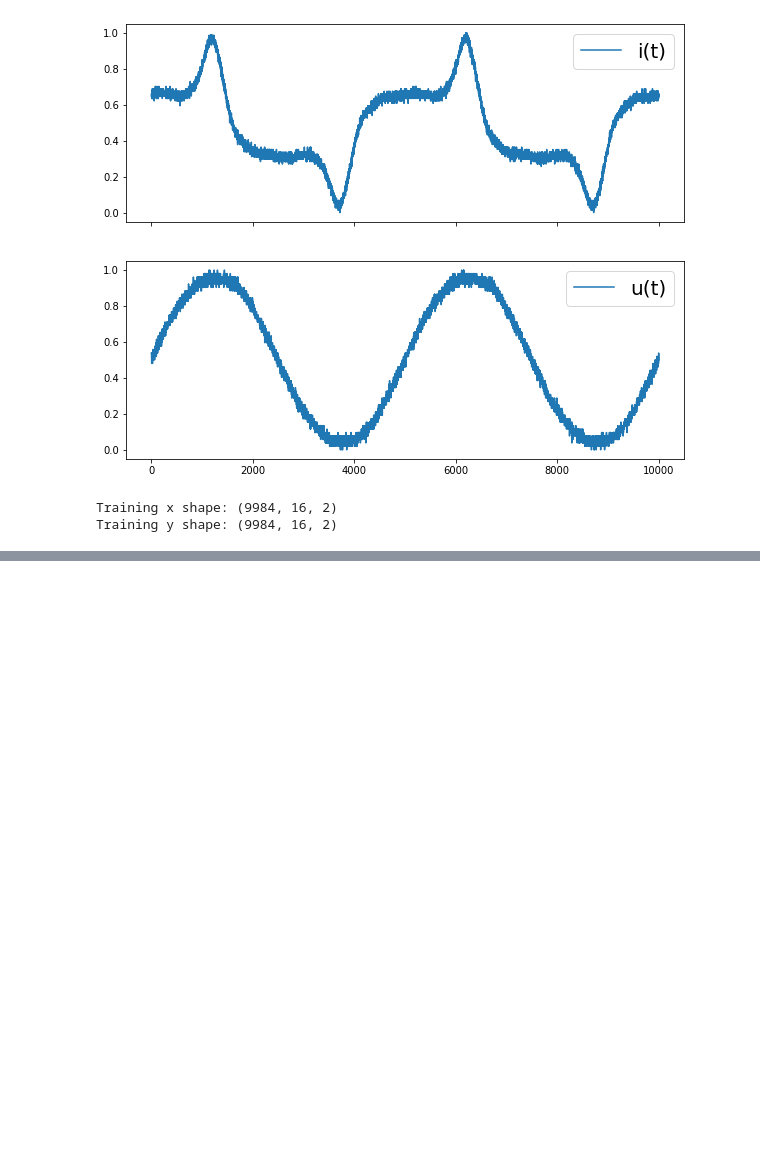
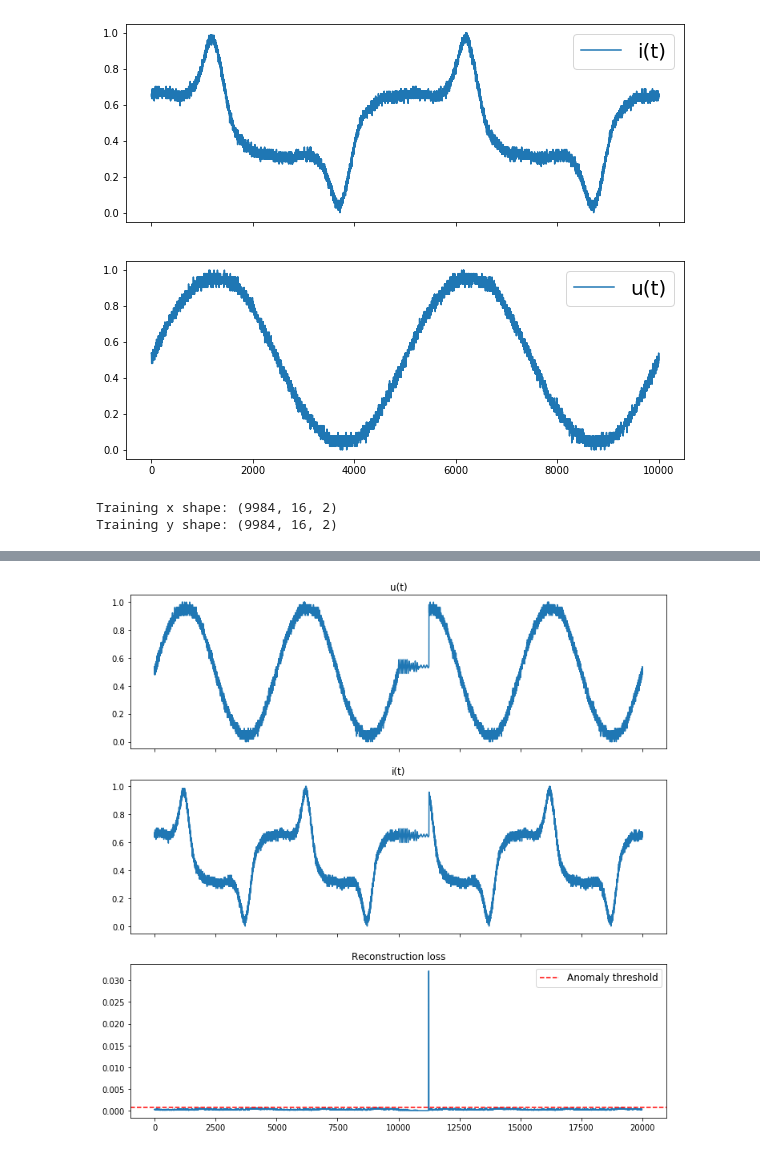
Before and after one commit to r-zareba/praca_inzynierska, a Jupyter notebook: praca_inzynierka.ipynb, the cells around one changed output, grey strips where cells are left out. Drawn from its saved outputs; the diff is of its cells as text; code cells hidden in the pictures; blank space fills up the shorter version.

```diff
--- a/praca_inzynierka.ipynb
+++ b/praca_inzynierka.ipynb
@@ -186,0 +249,60 @@ plt.show()
+# %%
+""" Testing on corrupted data """
+voltage = np.copy(df.loc[:, 'u'].values.reshape(-1, 1))
+current = np.copy(df.loc[:, 'i'].values.reshape(-1, 1))
+
+parts = 8
+n_samples_part = int(voltage.shape[0] / parts)
+
+n_harmonics = list(range(8))
+
+u_list = [voltage]
+i_list = [current]
+for i in range(parts):
+    part = i * n_samples_part
+    u_signal = np.copy(voltage[part: part + n_samples_part])
+    i_signal = np.copy(current[part: part + n_samples_part])
+
+    if i < 1:
+        noise_signal_part = int(u_signal.shape[0]/3)
+        u_signal = np.full(u_signal.shape, u_signal[0])
+        add_oscillation(u_signal[:noise_signal_part], 5, 5, 0)
+        add_oscillation(u_signal[noise_signal_part:noise_signal_part*2], 5, 3, 0)
+        add_oscillation(u_signal[noise_signal_part:], 7, 1, 0)
+
+        i_signal = np.full(i_signal.shape, i_signal[0])
+        add_oscillation(i_signal[:noise_signal_part], 5, 5, 0)
+        add_oscillation(i_signal[noise_signal_part:noise_signal_part*2], 5, 3, 0)
+        add_oscillation(i_signal[noise_signal_part:], 7, 1, 0)
+
+    u_list.append(u_signal)
+    i_list.append(i_signal)
+
+
+voltage = np.concatenate(u_list)
+current = np.concatenate(i_list)
+x_real = np.concatenate((current, voltage), axis=1)
+
+Xs = []
+ys = []
+for i in range(len(x_real) - n_timestamps):
+    Xs.append(x_real[i:i+n_timestamps])
+
+x_real = np.array(Xs)
+real_loss = model.calculate_reconstruction_loss(x_real)
+#
+fig, (ax1, ax2, ax3) = plt.subplots(3, sharex=True, figsize=(12, 12))
+ax1.plot(voltage)
+ax1.set_title('u(t)')
+
+ax2.plot(current)
+ax2.set_title('i(t)')
+
+ax3.plot(real_loss)
+ax3.set_title('Reconstruction loss')
+ax3.axhline(y=anomaly_threshold, label='Anomaly threshold', c='r', linestyle='--')
+ax3.legend(loc='upper right', prop={'size': 12})
+
+plt.show()
+# %% [output]
+[figure, added]
```
Also changed, not shown: parts of 5 cells of this notebook, 6 other files.
